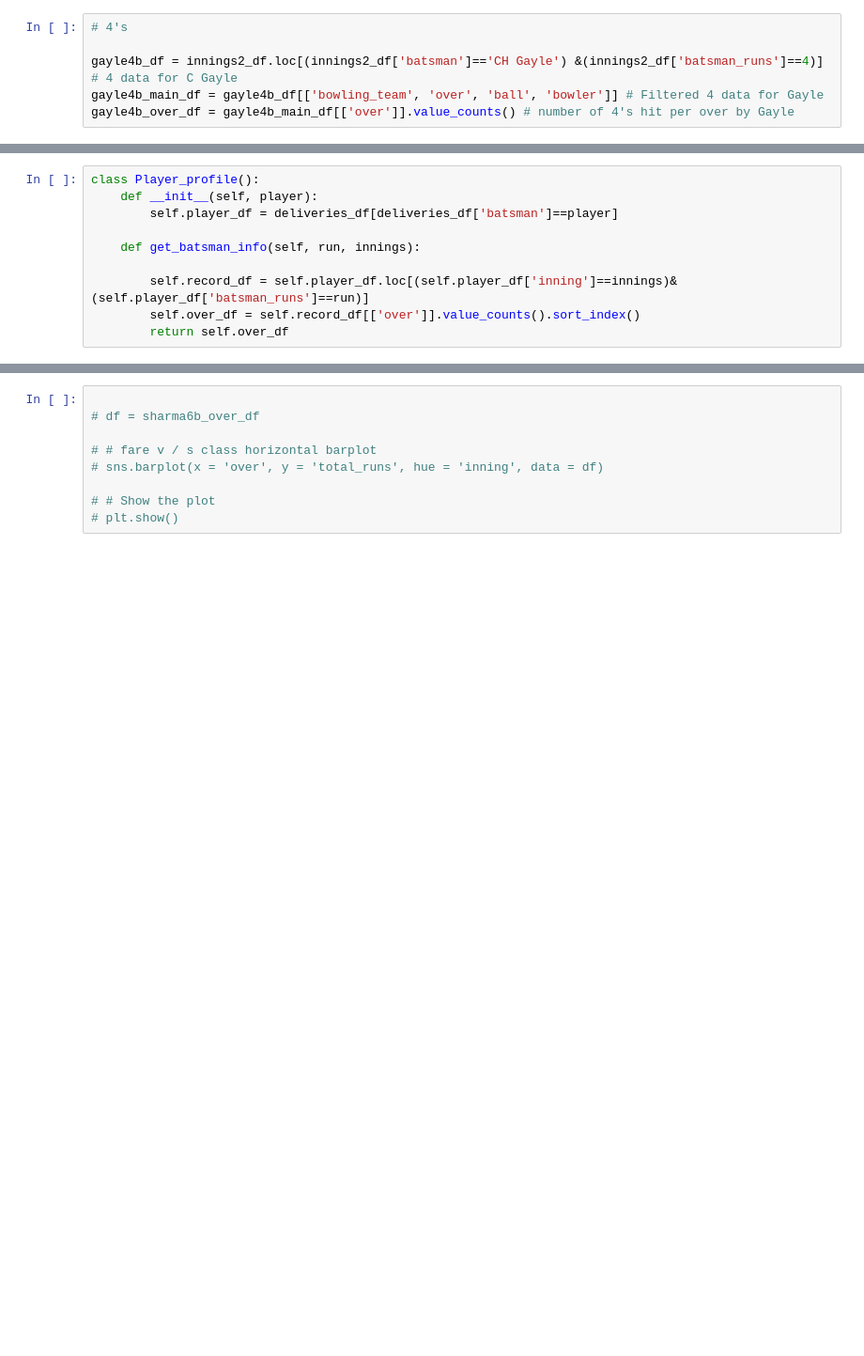
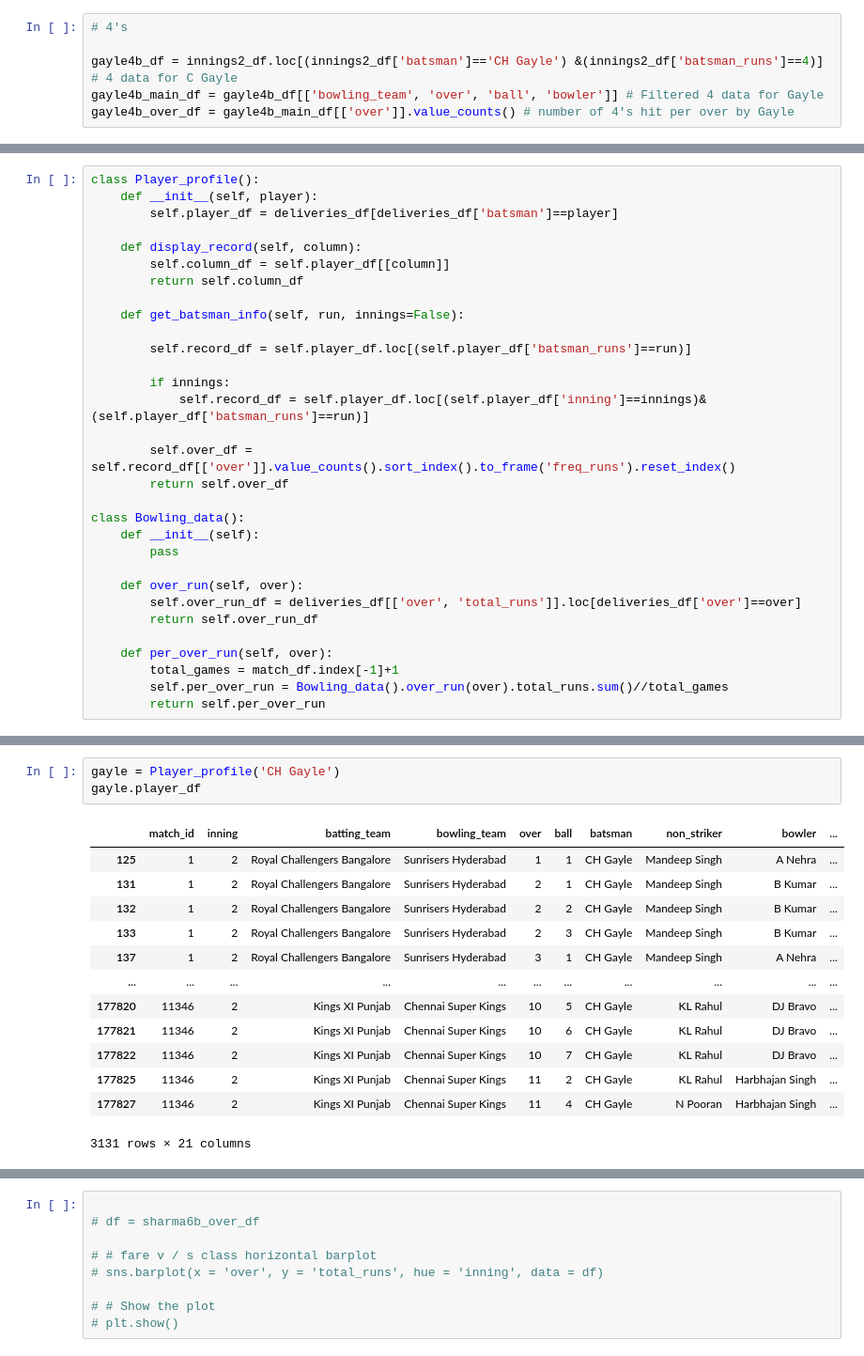
Before and after one commit to Utkarsh736/IPL_Data_Analysis, a Jupyter notebook: Template.ipynb, the cells around one changed output, grey strips where cells are left out. Shown at 94% size. Drawn from its saved outputs; the diff is of its cells as text; blank space fills up the shorter version.

```diff
--- a/Template.ipynb
+++ b/Template.ipynb
@@ -171,10 +138,0 @@ dtype: int64
-# %%
-class Player_profile():
-    def __init__(self, player):
-        self.player_df = deliveries_df[deliveries_df['batsman']==player]
-
-    def get_batsman_info(self, run, innings):
-
-        self.record_df = self.player_df.loc[(self.player_df['inning']==innings)&(self.player_df['batsman_runs']==run)]
-        self.over_df = self.record_df[['over']].value_counts().sort_index()
-        return self.over_df
@@ -204,0 +171,31 @@ dtype: int64
+# %%
+class Player_profile():
+    def __init__(self, player):
+        self.player_df = deliveries_df[deliveries_df['batsman']==player]
+
+    def display_record(self, column):
+        self.column_df = self.player_df[[column]]
+        return self.column_df
+
+    def get_batsman_info(self, run, innings=False):
+
+        self.record_df = self.player_df.loc[(self.player_df['batsman_runs']==run)]
+
+        if innings:
+            self.record_df = self.player_df.loc[(self.player_df['inning']==innings)&(self.player_df['batsman_runs']==run)]
+
+        self.over_df = self.record_df[['over']].value_counts().sort_index().to_frame('freq_runs').reset_index()
+        return self.over_df
+
+class Bowling_data():
+    def __init__(self):
+        pass
+
+    def over_run(self, over):
+        self.over_run_df = deliveries_df[['over', 'total_runs']].loc[deliveries_df['over']==over]
+        return self.over_run_df
+
+    def per_over_run(self, over):
+        total_games = match_df.index[-1]+1
+        self.per_over_run = Bowling_data().over_run(over).total_runs.sum()//total_games
+        return self.per_over_run
@@ -204,0 +232,17 @@ dtype: int64
+# %%
+gayle = Player_profile('CH Gayle')
+gayle.player_df
+# %% [output]
+|  | match_id | inning | batting_team | bowling_team | over | ball | batsman | non_striker | bowler | ... |
+| 125 | 1 | 2 | Royal Challengers Bangalore | Sunrisers Hyderabad | 1 | 1 | CH Gayle | Mandeep Singh | A Nehra | ... |
+| 131 | 1 | 2 | Royal Challengers Bangalore | Sunrisers Hyderabad | 2 | 1 | CH Gayle | Mandeep Singh | B Kumar | ... |
+| 132 | 1 | 2 | Royal Challengers Bangalore | Sunrisers Hyderabad | 2 | 2 | CH Gayle | Mandeep Singh | B Kumar | ... |
+| 133 | 1 | 2 | Royal Challengers Bangalore | Sunrisers Hyderabad | 2 | 3 | CH Gayle | Mandeep Singh | B Kumar | ... |
+| 137 | 1 | 2 | Royal Challengers Bangalore | Sunrisers Hyderabad | 3 | 1 | CH Gayle | Mandeep Singh | A Nehra | ... |
+| ... | ... | ... | ... | ... | ... | ... | ... | ... | ... | ... |
+| 177820 | 11346 | 2 | Kings XI Punjab | Chennai Super Kings | 10 | 5 | CH Gayle | KL Rahul | DJ Bravo | ... |
+| 177821 | 11346 | 2 | Kings XI Punjab | Chennai Super Kings | 10 | 6 | CH Gayle | KL Rahul | DJ Bravo | ... |
+| 177822 | 11346 | 2 | Kings XI Punjab | Chennai Super Kings | 10 | 7 | CH Gayle | KL Rahul | DJ Bravo | ... |
+| 177825 | 11346 | 2 | Kings XI Punjab | Chennai Super Kings | 11 | 2 | CH Gayle | KL Rahul | Harbhajan Singh | ... |
+| 177827 | 11346 | 2 | Kings XI Punjab | Chennai Super Kings | 11 | 4 | CH Gayle | N Pooran | Harbhajan Singh | ... |
+3131 rows × 21 columns
```
Also changed, not shown: parts of 21 cells of this notebook.
